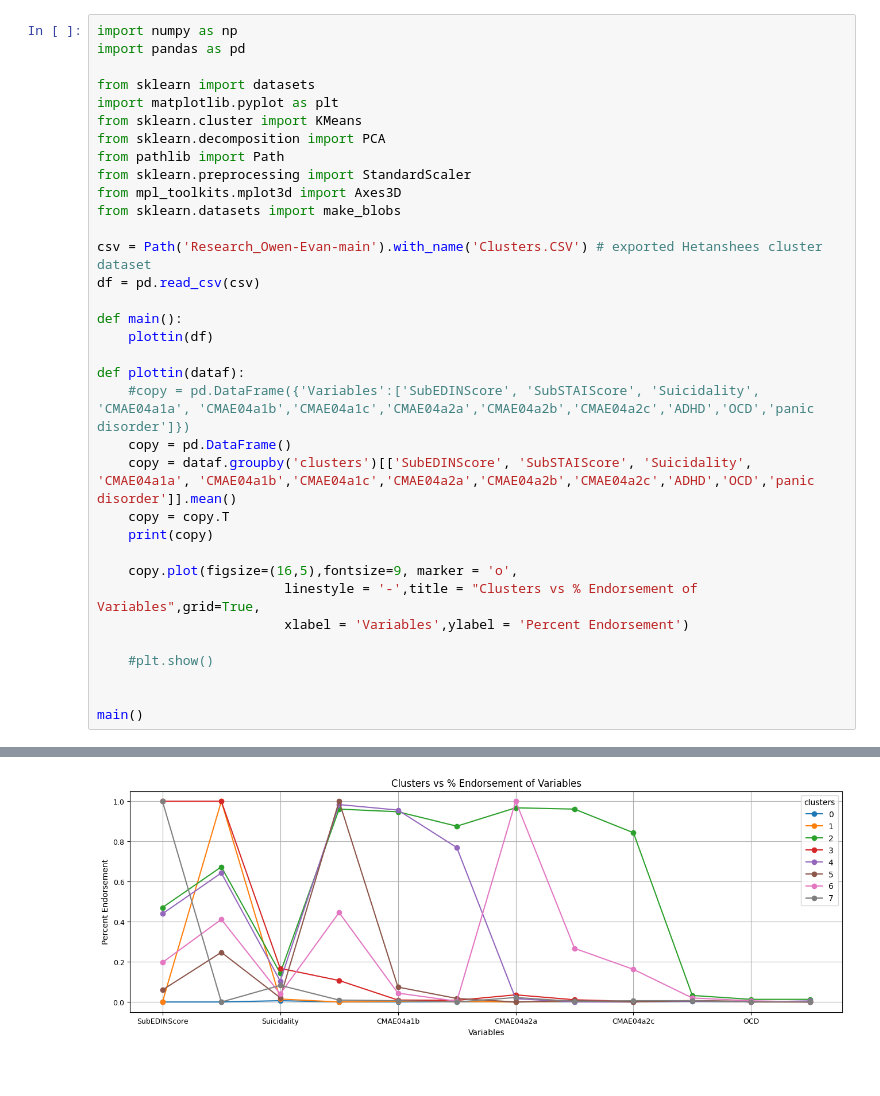
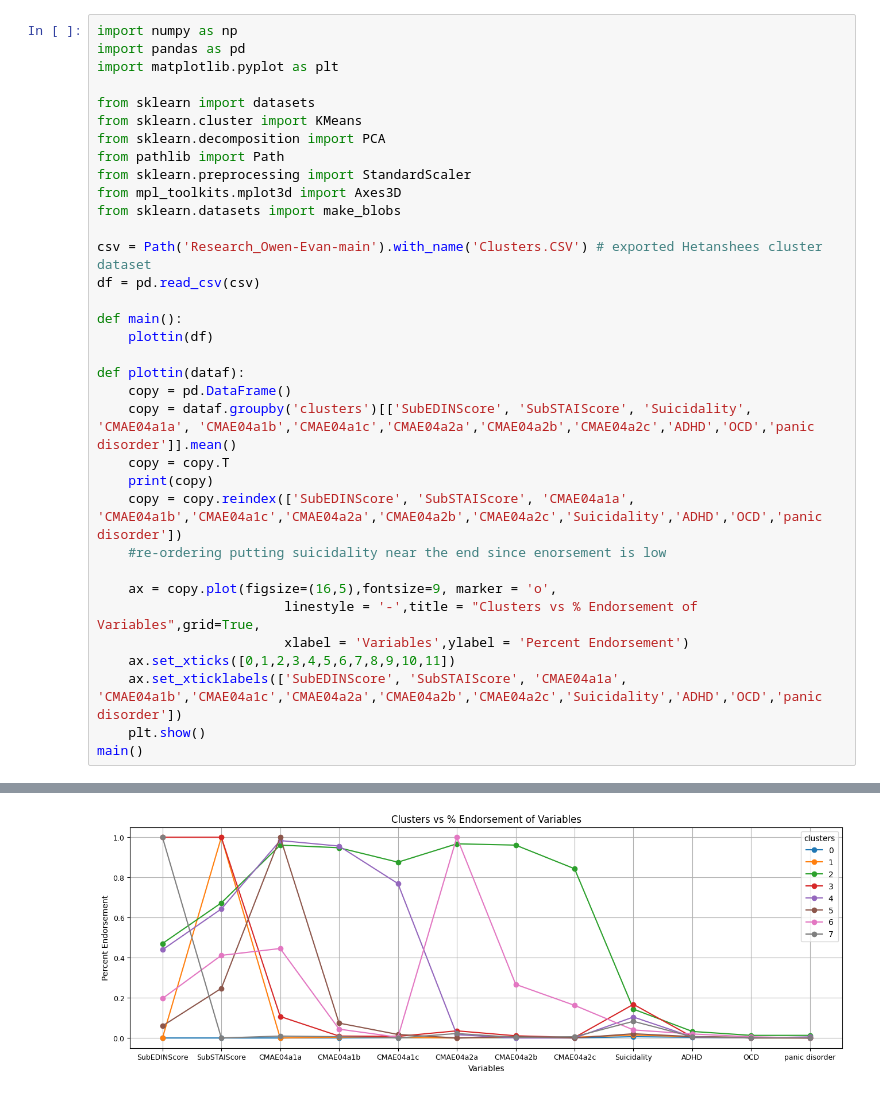
Before and after one commit to ohunger/Research_Owen-Evan-Hetanshee, a Jupyter notebook: cluster.ipynb, the cells around one changed output, grey strips where cells are left out. Saved outputs shown, nothing was run; the diff lists cells and outputs as text.

```diff
--- a/cluster.ipynb
+++ b/cluster.ipynb
@@ -1,9 +1,9 @@
 # %%
 import numpy as np
 import pandas as pd
+import matplotlib.pyplot as plt
 
 from sklearn import datasets
-import matplotlib.pyplot as plt
 from sklearn.cluster import KMeans
 from sklearn.decomposition import PCA
 from pathlib import Path
@@ -17,37 +17,37 @@ df = pd.read_csv(csv)
 def main():
     plottin(df)
 
 def plottin(dataf):
-    #copy = pd.DataFrame({'Variables':['SubEDINScore', 'SubSTAIScore', 'Suicidality', 'CMAE04a1a', 'CMAE04a1b','CMAE04a1c','CMAE04a2a','CMAE04a2b','CMAE04a2c','ADHD','OCD','panic disorder']})
     copy = pd.DataFrame()
     copy = dataf.groupby('clusters')[['SubEDINScore', 'SubSTAIScore', 'Suicidality', 'CMAE04a1a', 'CMAE04a1b','CMAE04a1c','CMAE04a2a','CMAE04a2b','CMAE04a2c','ADHD','OCD','panic disorder']].mean()
     copy = copy.T
     print(copy)
+    copy = copy.reindex(['SubEDINScore', 'SubSTAIScore', 'CMAE04a1a', 'CMAE04a1b','CMAE04a1c','CMAE04a2a','CMAE04a2b','CMAE04a2c','Suicidality','ADHD','OCD','panic disorder'])
+    #re-ordering putting suicidality near the end since enorsement is low
 
-    copy.plot(figsize=(16,5),fontsize=9, marker = 'o',
+    ax = copy.plot(figsize=(16,5),fontsize=9, marker = 'o',
                         linestyle = '-',title = "Clusters vs % Endorsement of Variables",grid=True,
                         xlabel = 'Variables',ylabel = 'Percent Endorsement')
-
-    #plt.show()
-
-
+    ax.set_xticks([0,1,2,3,4,5,6,7,8,9,10,11])
+    ax.set_xticklabels(['SubEDINScore', 'SubSTAIScore', 'CMAE04a1a', 'CMAE04a1b','CMAE04a1c','CMAE04a2a','CMAE04a2b','CMAE04a2c','Suicidality','ADHD','OCD','panic disorder'])
+    plt.show()
 main()
 # %% [output]
 clusters               0         1         2         3         4         5  \
 SubEDINScore    0.000000  0.000000  0.470588  1.000000  0.439560  0.060071
 SubSTAIScore    0.000000  1.000000  0.673203  1.000000  0.642857  0.247350
 Suicidality     0.006502  0.014720  0.143791  0.167582  0.104396  0.021201
 CMAE04a1a       0.000000  0.000000  0.960784  0.107143  0.983516  1.000000
 CMAE04a1b       0.000433  0.003925  0.947712  0.009615  0.956044  0.074205
 CMAE04a1c       0.001734  0.002944  0.875817  0.008242  0.769231  0.017668
 CMAE04a2a       0.000000  0.000000  0.967320  0.035714  0.016484  0.000000
 CMAE04a2b       0.001951  0.003925  0.960784  0.010989  0.000000  0.007067
 CMAE04a2c       0.000433  0.003925  0.843137  0.002747  0.000000  0.000000
 ADHD            0.003684  0.006869  0.032680  0.005495  0.005495  0.007067
 OCD             0.000433  0.000000  0.013072  0.001374  0.000000  0.003534
 ... (11 lines left out)
 CMAE04a2c       0.162651  0.006390
 ADHD            0.020080  0.006390
 OCD             0.006024  0.000000
 panic disorder  0.000000  0.000000
-[figure, old version]
+[figure, new version]
```
